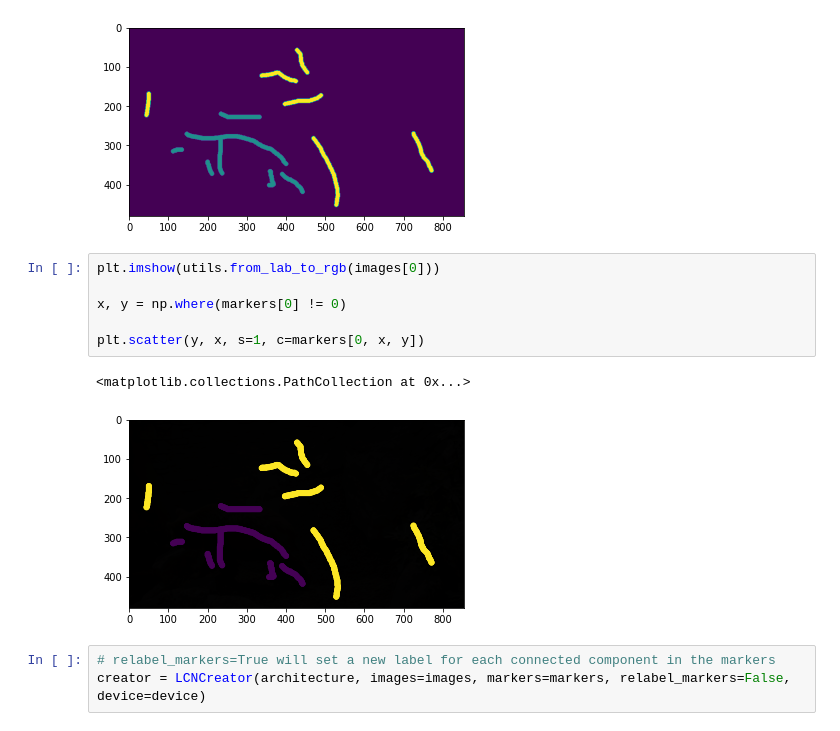
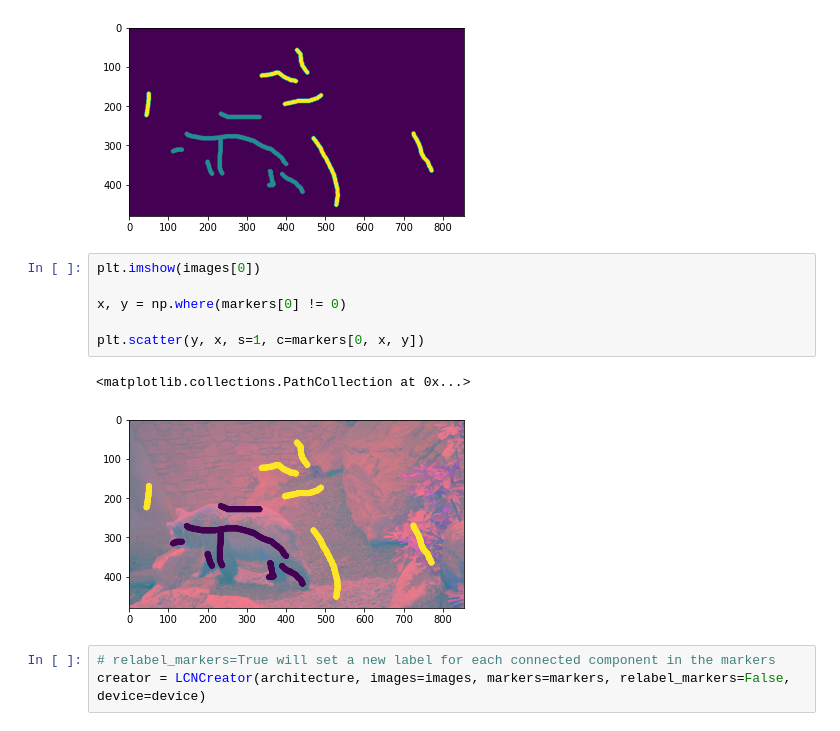
Before and after one commit to LIDS-UNICAMP/FLIM, a Jupyter notebook: example/build_feature_extractor.ipynb, the cells around one changed output. Cells and saved outputs as stored; diff of their text form.

```diff
--- a/example/build_feature_extractor.ipynb
+++ b/example/build_feature_extractor.ipynb
@@ -29,14 +29,14 @@ plt.imshow(markers[0])
 <matplotlib.image.AxesImage at 0x...>
 [figure]
 # %%
-plt.imshow(utils.from_lab_to_rgb(images[0]))
+plt.imshow(images[0])
 
 x, y = np.where(markers[0] != 0)
 
 plt.scatter(y, x, s=1, c=markers[0, x, y])
 # %% [output]
 <matplotlib.collections.PathCollection at 0x...>
-[figure, old version]
+[figure, new version]
 # %%
 # relabel_markers=True will set a new label for each connected component in the markers
 creator = LCNCreator(architecture, images=images, markers=markers, relabel_markers=False, device=device)
```
Also changed, not shown: parts of 3 cells of this notebook.
